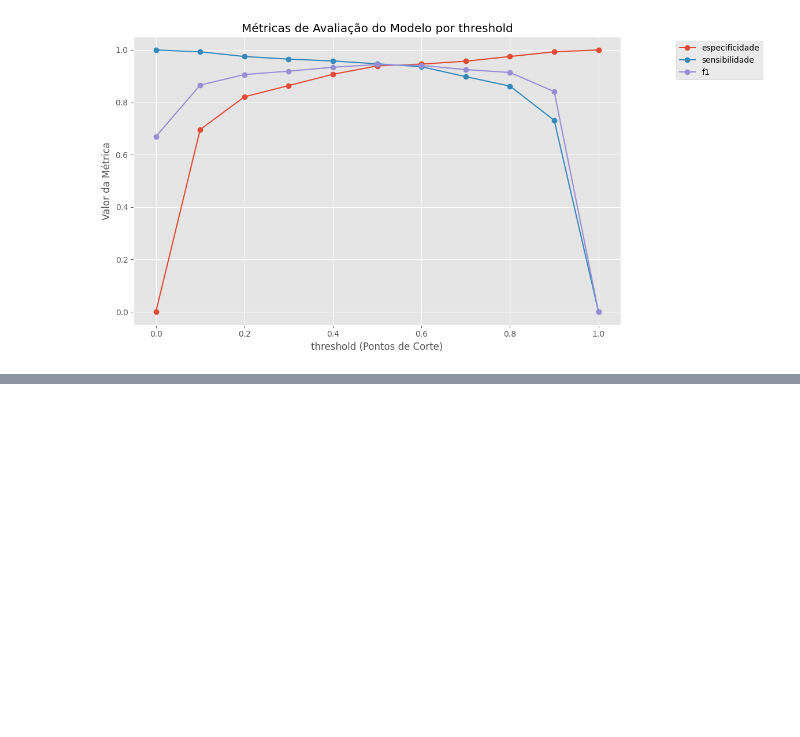
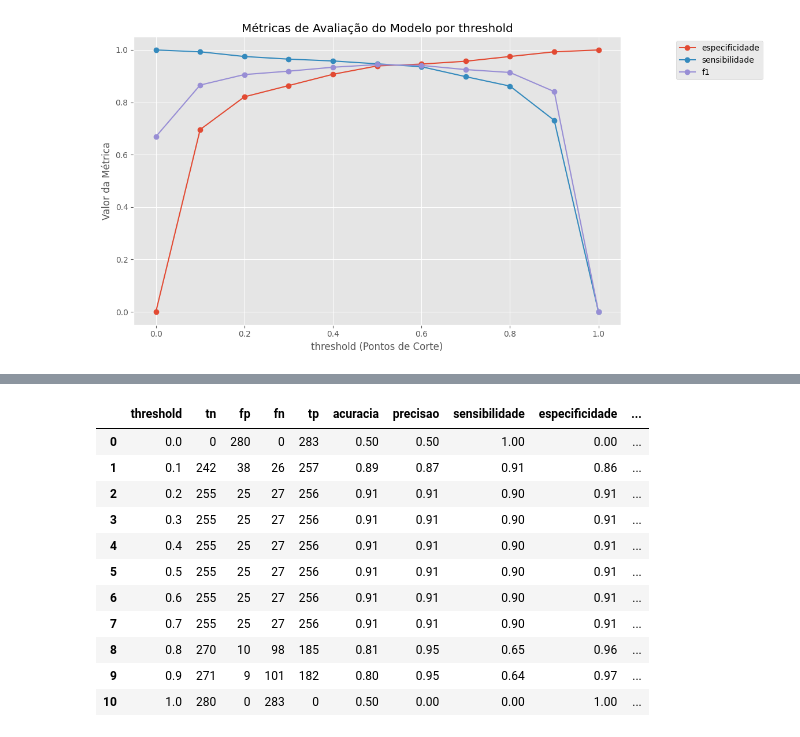
Before and after one commit to GabrielGabes/Machine-Learning-Preditivo, a Jupyter notebook: B7 - Run Free.ipynb, the cells around one changed output, grey strips where cells are left out. Drawn from its saved outputs; the diff is of its cells as text; code cells hidden in the pictures; blank space fills up the shorter version.

```diff
--- a/B7 - Run Free.ipynb
+++ b/B7 - Run Free.ipynb
@@ -624,0 +652,16 @@ aval_modelo_corte_grafico(tabela[['threshold','especificidade','sensibilidade','
+# %%
+tabela = aval_modelo_corte_tabela(x_teste, y_teste, modelo_dt, beta = 1)
+tabela.round(2)
+# %% [output]
+|  | threshold | tn | fp | fn | tp | acuracia | precisao | sensibilidade | especificidade | ... |
+| 0 | 0.0 | 0 | 280 | 0 | 283 | 0.50 | 0.50 | 1.00 | 0.00 | ... |
+| 1 | 0.1 | 242 | 38 | 26 | 257 | 0.89 | 0.87 | 0.91 | 0.86 | ... |
+| 2 | 0.2 | 255 | 25 | 27 | 256 | 0.91 | 0.91 | 0.90 | 0.91 | ... |
+| 3 | 0.3 | 255 | 25 | 27 | 256 | 0.91 | 0.91 | 0.90 | 0.91 | ... |
+| 4 | 0.4 | 255 | 25 | 27 | 256 | 0.91 | 0.91 | 0.90 | 0.91 | ... |
+| 5 | 0.5 | 255 | 25 | 27 | 256 | 0.91 | 0.91 | 0.90 | 0.91 | ... |
+| 6 | 0.6 | 255 | 25 | 27 | 256 | 0.91 | 0.91 | 0.90 | 0.91 | ... |
+| 7 | 0.7 | 255 | 25 | 27 | 256 | 0.91 | 0.91 | 0.90 | 0.91 | ... |
+| 8 | 0.8 | 270 | 10 | 98 | 185 | 0.81 | 0.95 | 0.65 | 0.96 | ... |
+| 9 | 0.9 | 271 | 9 | 101 | 182 | 0.80 | 0.95 | 0.64 | 0.97 | ... |
+| 10 | 1.0 | 280 | 0 | 283 | 0 | 0.50 | 0.00 | 0.00 | 1.00 | ... |
```
Also changed, not shown: parts of 13 cells of this notebook.
